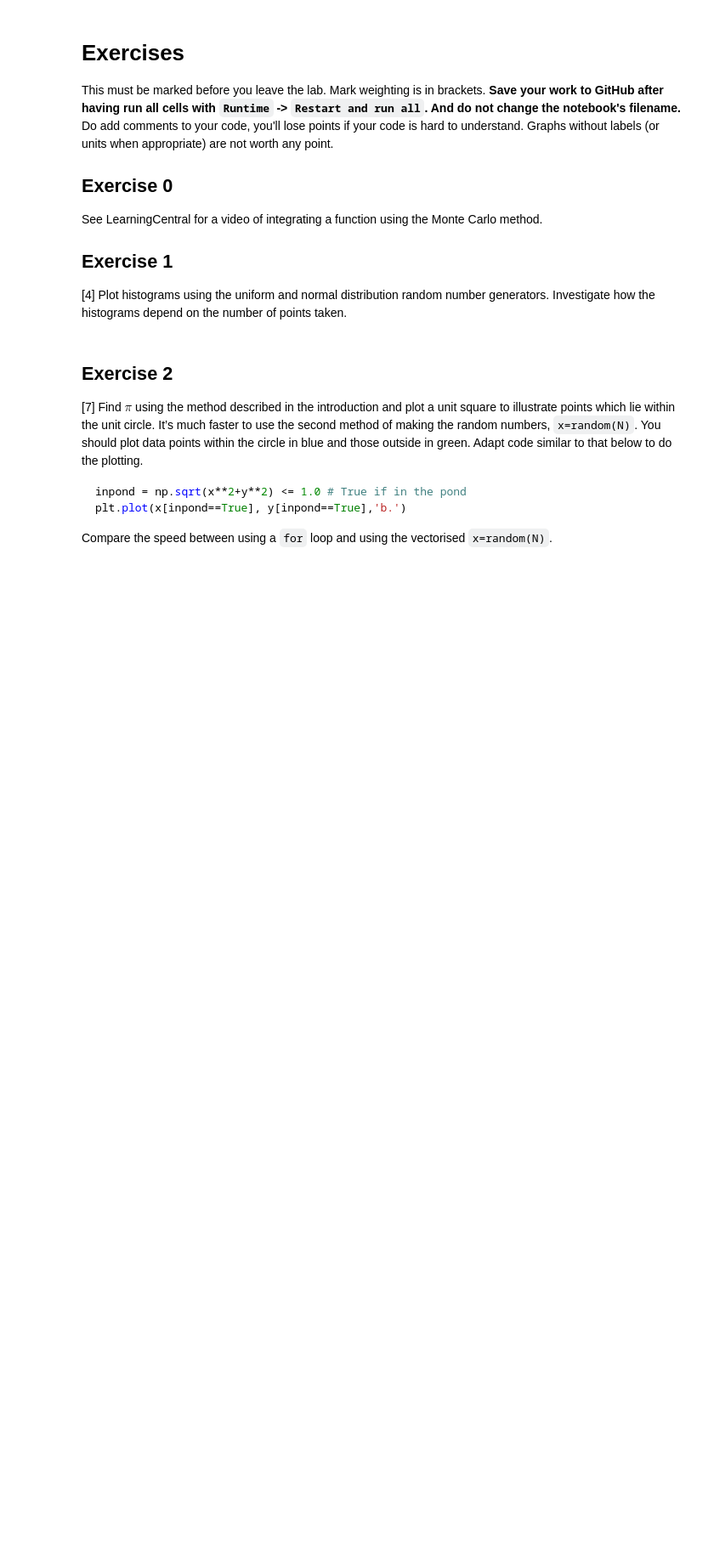
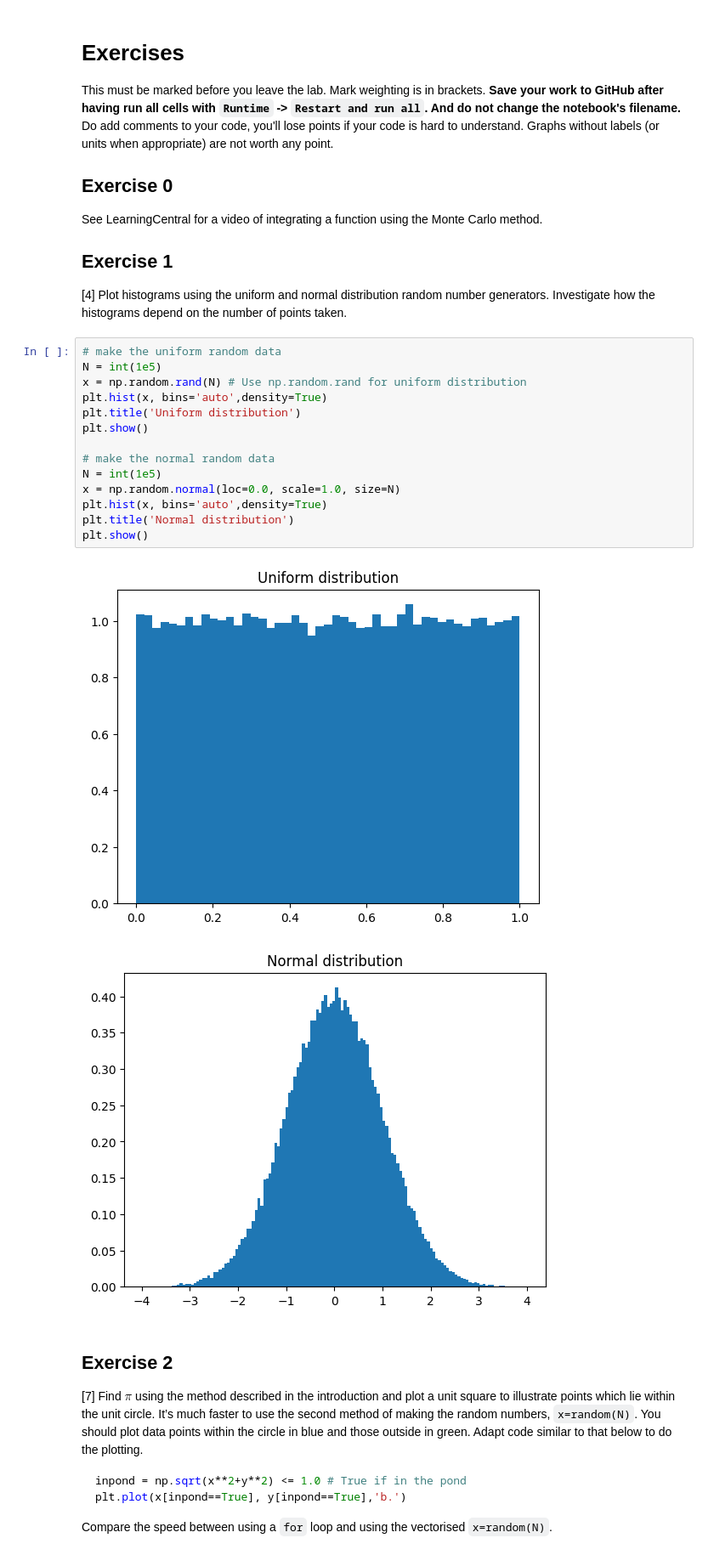
Before and after one commit to PX2145-2025/week-6-b-sofiabaruffaldi333, a Jupyter notebook: Monte_Carlo.ipynb, the cells around one changed output. Shown: that part at 85% size. Saved outputs shown, nothing was run; the diff lists cells and outputs as text; blank space fills up the shorter version.

```diff
--- a/Monte_Carlo.ipynb
+++ b/Monte_Carlo.ipynb
@@ -182,6 +182,23 @@ See LearningCentral for a video of integrating a function using the Monte Carlo
 
 [4] Plot histograms using the uniform and normal distribution random number generators. Investigate how the histograms depend on the number of points
 taken.
+# %%
+# make the uniform random data
+N = int(1e5)
+x = np.random.rand(N) # Use np.random.rand for uniform distribution
+plt.hist(x, bins='auto',density=True)
+plt.title('Uniform distribution')
+plt.show()
+
+# make the normal random data
+N = int(1e5)
+x = np.random.normal(loc=0.0, scale=1.0, size=N)
+plt.hist(x, bins='auto',density=True)
+plt.title('Normal distribution')
+plt.show()
+# %% [output]
+[figure, added]
+[figure, added]
 # %% [markdown]
 ## Exercise 2
 
```
Also changed, not shown: parts of 10 cells of this notebook.
